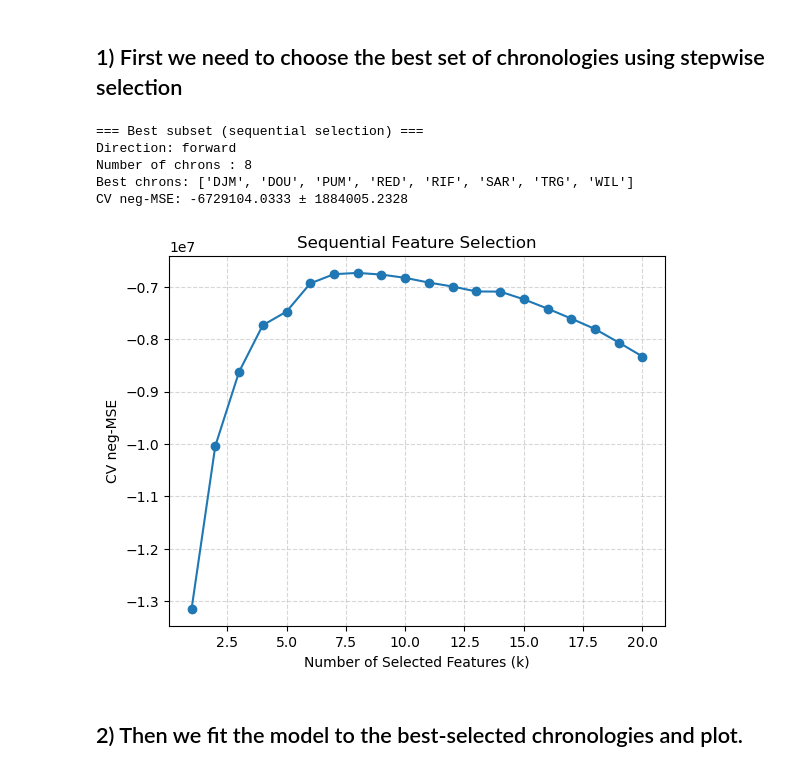
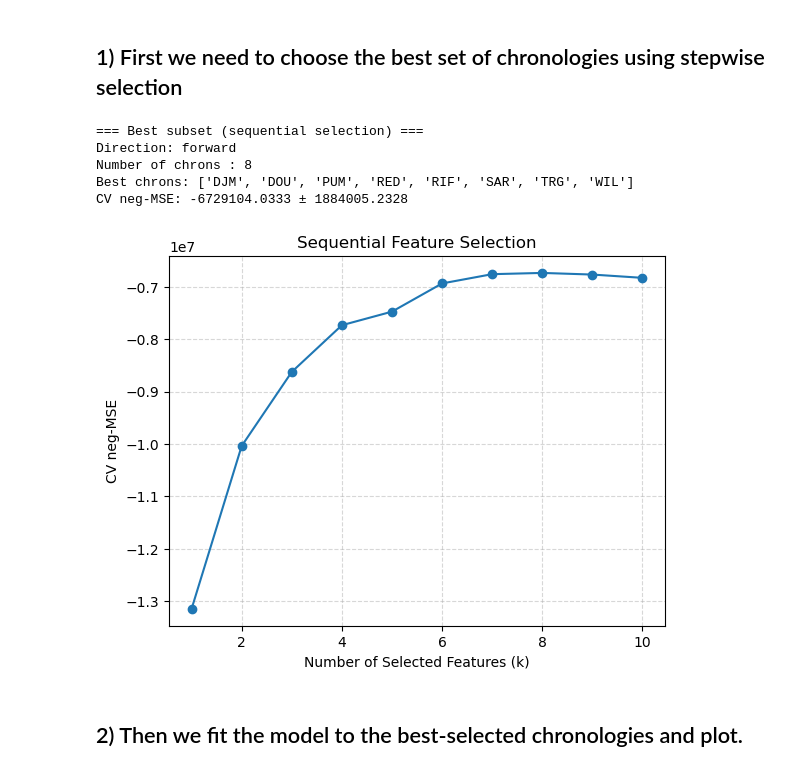
Before and after one commit to Kalharap/py-recon, a Jupyter notebook: example.ipynb, the cells around one changed output. Cells and saved outputs as stored; diff of their text form; code cells hidden in the pictures.

```diff
--- a/example.ipynb
+++ b/example.ipynb
@@ -15,30 +15,24 @@ from pyrecon.plotting import plot_observed_vs_reconstructed,plot_full_reconstruc
 
 df = pd.read_excel('Data/chrons.xlsx', header=0, index_col=0)
 
-# 2) Load the observed gauge values as a DataFrame
+# 2) Load the observed gauge values as a series
 
 nf = pd.read_excel('Data/guage data.xlsx', header=2, index_col=0)
-nf = nf.iloc[:, [0]]
-
-# 3) Join on the shared years to build the calibration X and y
-
-data = df.join(nf, how='inner').dropna()
-X_calib = data[df.columns]
-y_calib = data[nf.columns[0]]
+nf = nf.iloc[:, 0]
 # %% [markdown]
 #  Stepwise Regression
 # %% [markdown]
 ## 1) First we need to choose the best set of chronologies using stepwise selection
 # %%
 number_of_chrons, best_chrons, best_score, best_std, results = find_best_set_of_chrons(
-    X_calib, y_calib, 20, direction="forward", plot=True)
+    df, nf,10, 1906, 1995,direction="forward", plot=True)
 # %% [output]
 === Best subset (sequential selection) ===
 Direction: forward
 Number of chrons : 8
 Best chrons: ['DJM', 'DOU', 'PUM', 'RED', 'RIF', 'SAR', 'TRG', 'WIL']
 CV neg-MSE: -6729104.0333 ± 1884005.2328
-[figure, old version]
+[figure, new version]
 # %% [markdown]
 ## 2) Then we fit the model to the best-selected chronologies and plot.
 # %%
```
Also changed, not shown: parts of 7 cells of this notebook.
